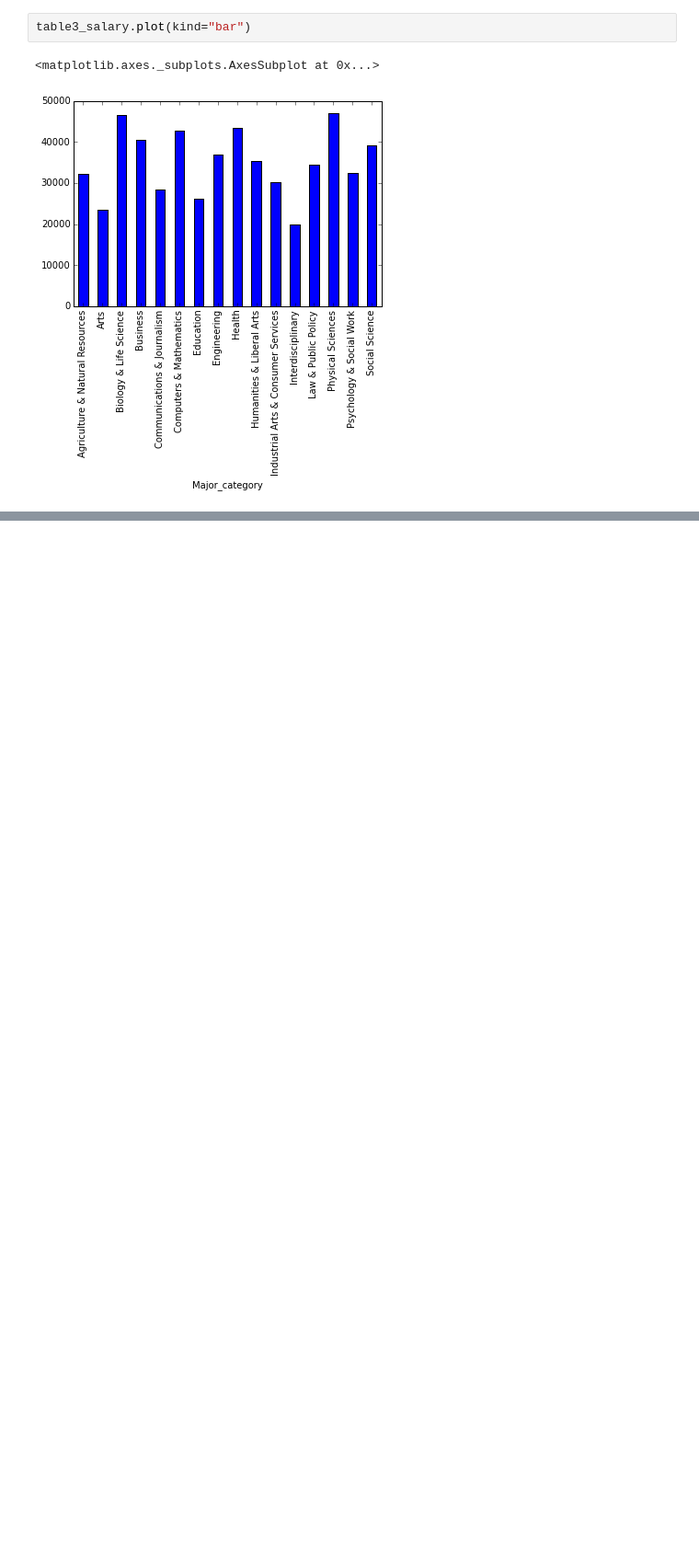
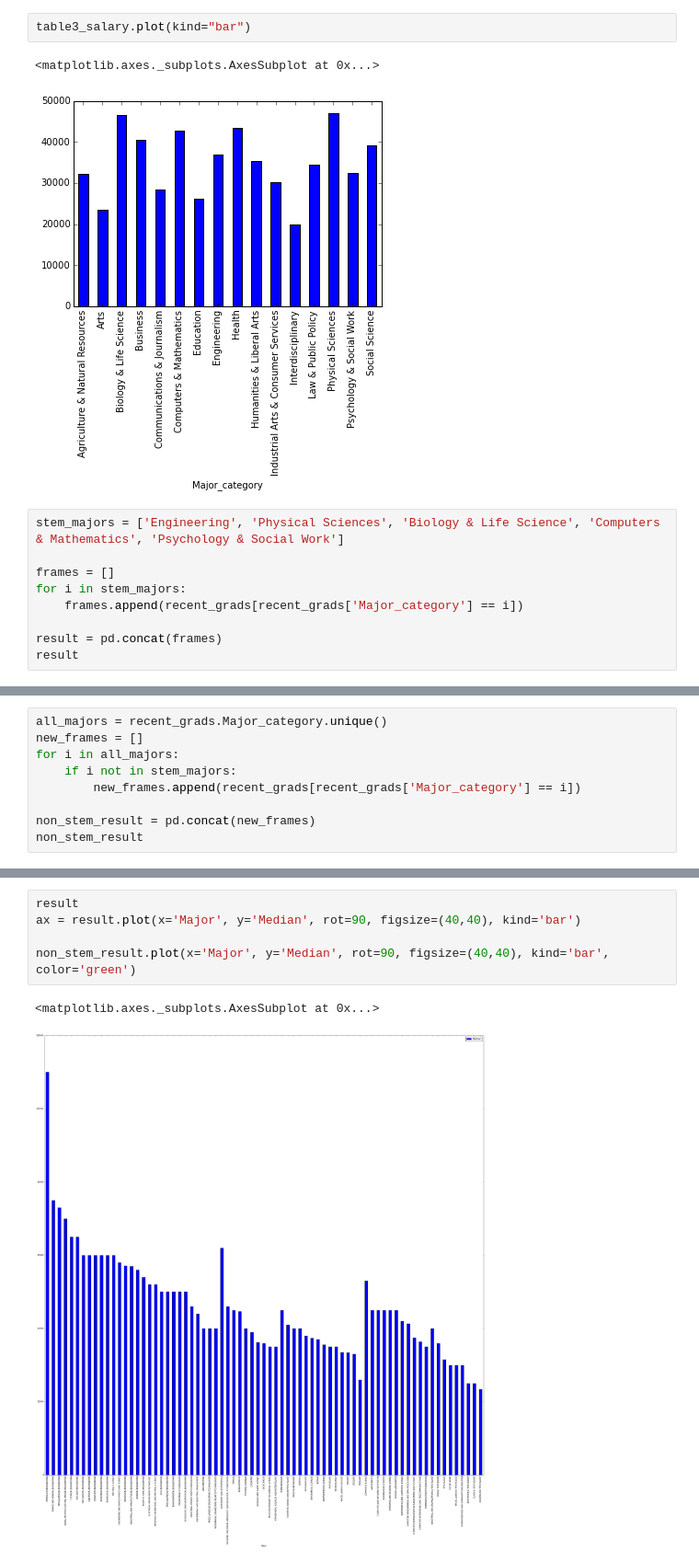
Before and after one commit to LaserLegLorenzo/Project_2, a Jupyter notebook: analysis.ipynb, the cells around one changed output, grey strips where cells are left out. Shown at 92% size. Drawn from its saved outputs; the diff is of its cells as text; blank space fills up the shorter version.

```diff
--- a/analysis.ipynb
+++ b/analysis.ipynb
@@ -129,3 +128,12 @@ table3_salary.plot(kind="bar")
 # %% [output]
 <matplotlib.axes._subplots.AxesSubplot at 0x...>
 [figure]
+# %%
+stem_majors = ['Engineering', 'Physical Sciences', 'Biology & Life Science', 'Computers & Mathematics', 'Psychology & Social Work']
+
+frames = []
+for i in stem_majors:
+    frames.append(recent_grads[recent_grads['Major_category'] == i])
+
+result = pd.concat(frames)
+result
@@ -131,0 +172,9 @@ table3_salary.plot(kind="bar")
+# %%
+all_majors = recent_grads.Major_category.unique()
+new_frames = []
+for i in all_majors:
+    if i not in stem_majors:
+        new_frames.append(recent_grads[recent_grads['Major_category'] == i])
+
+non_stem_result = pd.concat(new_frames)
+non_stem_result
@@ -131,0 +269,8 @@ table3_salary.plot(kind="bar")
+# %%
+result
+ax = result.plot(x='Major', y='Median', rot=90, figsize=(40,40), kind='bar')
+
+non_stem_result.plot(x='Major', y='Median', rot=90, figsize=(40,40), kind='bar', color='green')
+# %% [output]
+<matplotlib.axes._subplots.AxesSubplot at 0x...>
+[figure, added]
```
Also changed, not shown: parts of 12 cells of this notebook.
